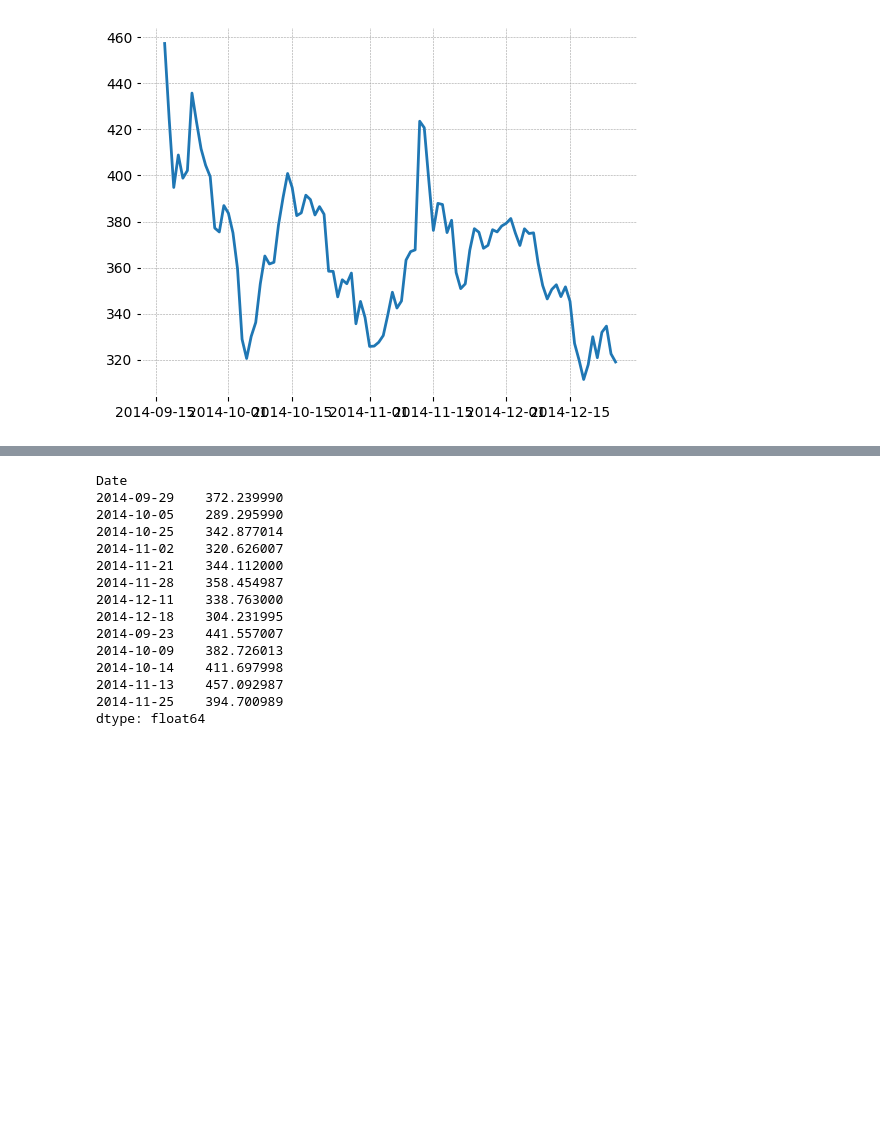
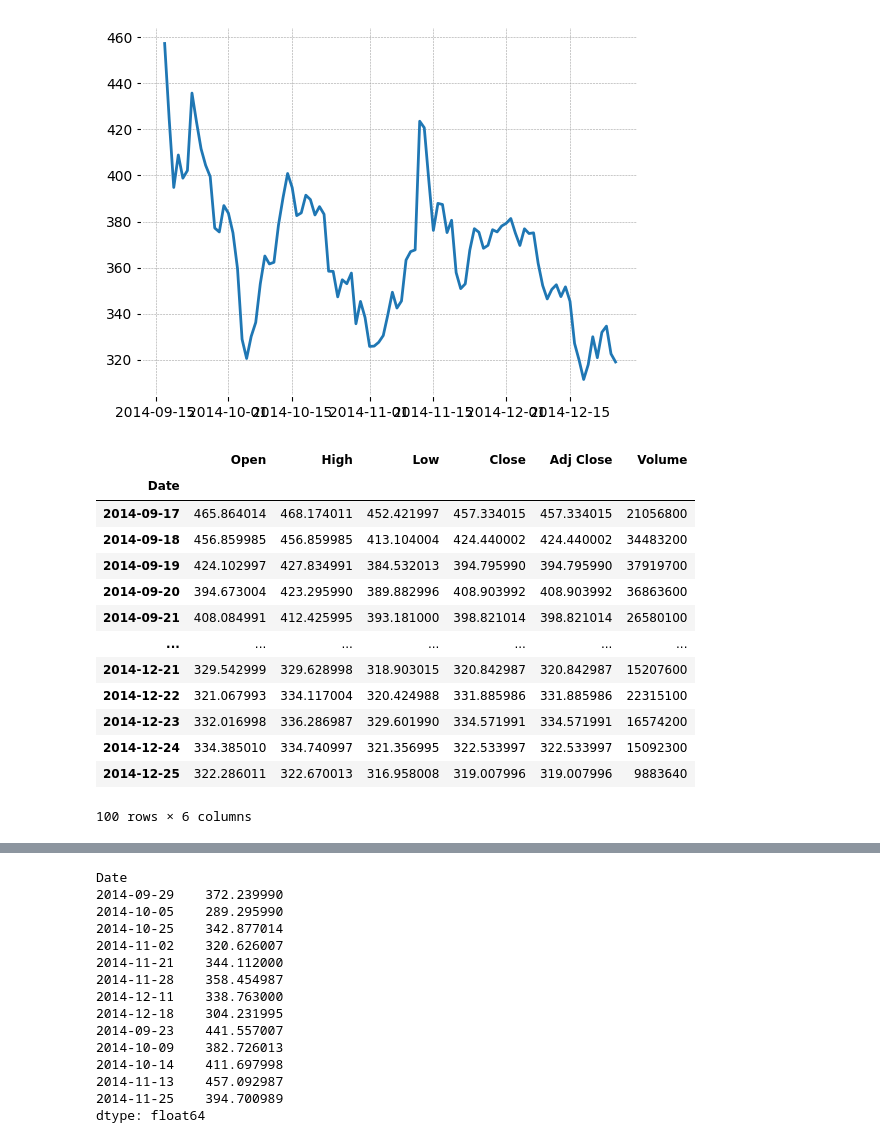
Before and after one commit to Generjet/binance_trader, a Jupyter notebook: jupyter/yfinancExtreme.ipynb, the cells around one changed output, grey strips where cells are left out. Drawn from its saved outputs; the diff is of its cells as text; code cells hidden in the pictures; blank space fills up the shorter version.

```diff
--- a/jupyter/yfinancExtreme.ipynb
+++ b/jupyter/yfinancExtreme.ipynb
@@ -27,9 +28,24 @@ data
 # %%
 df = data[0:100]
 plt.plot(df.index, df.Close)
 plt.show()
+df
 # %% [output]
 [figure]
+|  | Open | High | Low | Close | Adj Close | Volume |
+| Date |  |  |  |  |  |  |
+| 2014-09-17 | 465.864014 | 468.174011 | 452.421997 | 457.334015 | 457.334015 | 21056800 |
+| 2014-09-18 | 456.859985 | 456.859985 | 413.104004 | 424.440002 | 424.440002 | 34483200 |
+| 2014-09-19 | 424.102997 | 427.834991 | 384.532013 | 394.795990 | 394.795990 | 37919700 |
+| 2014-09-20 | 394.673004 | 423.295990 | 389.882996 | 408.903992 | 408.903992 | 36863600 |
+| 2014-09-21 | 408.084991 | 412.425995 | 393.181000 | 398.821014 | 398.821014 | 26580100 |
+| ... | ... | ... | ... | ... | ... | ... |
+| 2014-12-21 | 329.542999 | 329.628998 | 318.903015 | 320.842987 | 320.842987 | 15207600 |
+| 2014-12-22 | 321.067993 | 334.117004 | 320.424988 | 331.885986 | 331.885986 | 22315100 |
+| 2014-12-23 | 332.016998 | 336.286987 | 329.601990 | 334.571991 | 334.571991 | 16574200 |
+| 2014-12-24 | 334.385010 | 334.740997 | 321.356995 | 322.533997 | 322.533997 | 15092300 |
+| 2014-12-25 | 322.286011 | 322.670013 | 316.958008 | 319.007996 | 319.007996 | 9883640 |
+100 rows × 6 columns
 # %%
 fig = go.Figure(data=go.Candlestick(x=df.index,
                                     open=df['Open'],
```
Also changed, not shown: parts of 12 cells of this notebook, 3 other files.
